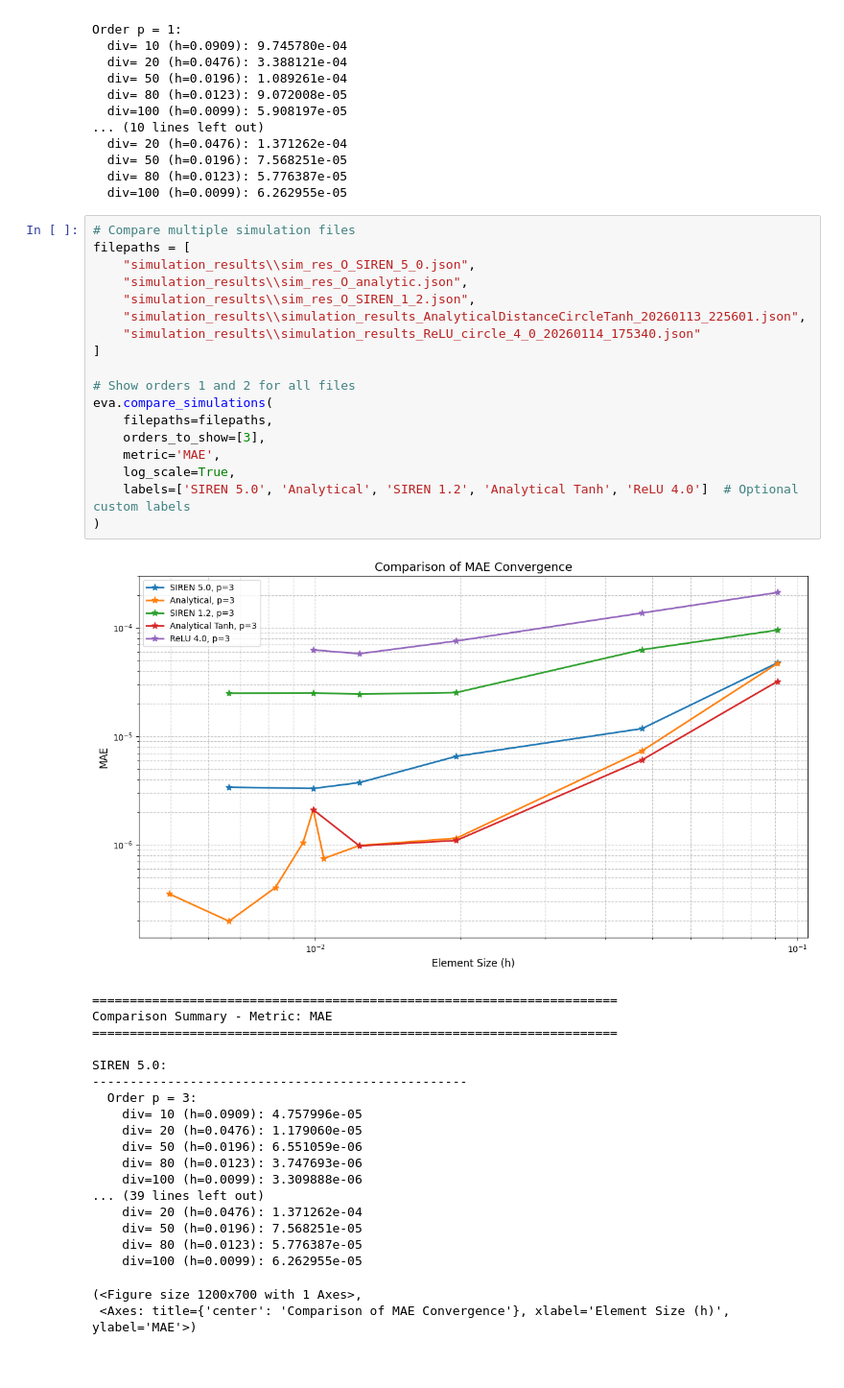
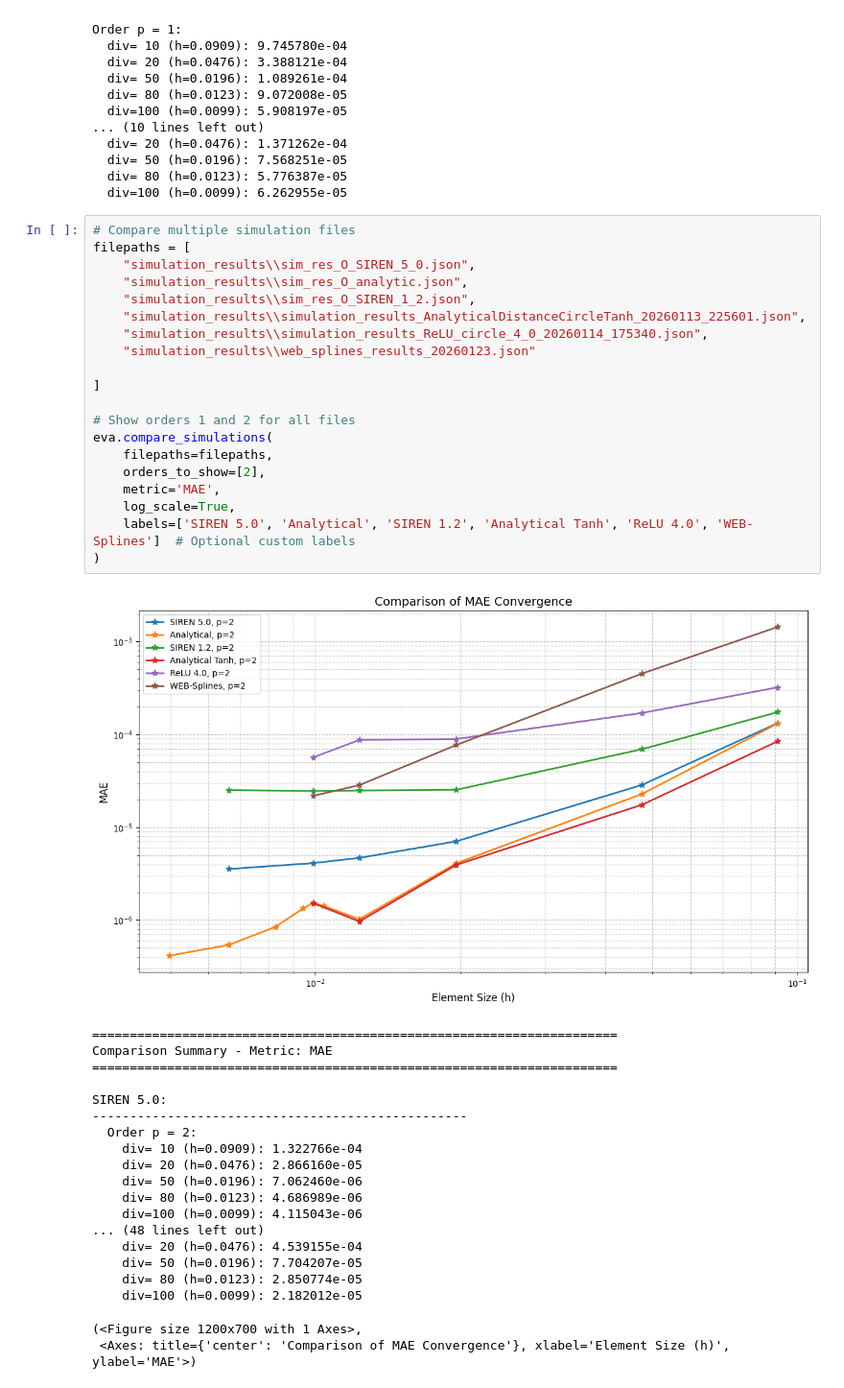
Before and after one commit to csgellert/NeuralIGA, a Jupyter notebook: Neural Analysis/visualize_results_circle.ipynb, the cells around one changed output. Shown at 96% size. Drawn from its saved outputs; the diff is of its cells as text.

Commit message:
Add WEB splines v0

```diff
--- a/Neural Analysis/visualize_results_circle.ipynb
+++ b/Neural Analysis/visualize_results_circle.ipynb
@@ -115,39 +138,41 @@ Order p = 1:
 # %%
 # Compare multiple simulation files
 filepaths = [
     "simulation_results\\sim_res_O_SIREN_5_0.json",
     "simulation_results\\sim_res_O_analytic.json",
     "simulation_results\\sim_res_O_SIREN_1_2.json",
     "simulation_results\\simulation_results_AnalyticalDistanceCircleTanh_20260113_225601.json",
-    "simulation_results\\simulation_results_ReLU_circle_4_0_20260114_175340.json"
+    "simulation_results\\simulation_results_ReLU_circle_4_0_20260114_175340.json",
+    "simulation_results\\web_splines_results_20260123.json"
+
 ]
 
 # Show orders 1 and 2 for all files
 eva.compare_simulations(
     filepaths=filepaths,
-    orders_to_show=[3],
+    orders_to_show=[2],
     metric='MAE',
     log_scale=True,
-    labels=['SIREN 5.0', 'Analytical', 'SIREN 1.2', 'Analytical Tanh', 'ReLU 4.0']  # Optional custom labels
+    labels=['SIREN 5.0', 'Analytical', 'SIREN 1.2', 'Analytical Tanh', 'ReLU 4.0', 'WEB-Splines']  # Optional custom labels
 )
 # %% [output]
-[figure, old version]
+[figure, new version]
 ======================================================================
 Comparison Summary - Metric: MAE
 ======================================================================
 
 SIREN 5.0:
 --------------------------------------------------
-  Order p = 3:
-    div= 10 (h=0.0909): 4.757996e-05
-    div= 20 (h=0.0476): 1.179060e-05
-    div= 50 (h=0.0196): 6.551059e-06
-    div= 80 (h=0.0123): 3.747693e-06
-    div=100 (h=0.0099): 3.309888e-06
-... (39 lines left out)
-    div= 20 (h=0.0476): 1.371262e-04
-    div= 50 (h=0.0196): 7.568251e-05
-    div= 80 (h=0.0123): 5.776387e-05
-    div=100 (h=0.0099): 6.262955e-05
+  Order p = 2:
+    div= 10 (h=0.0909): 1.322766e-04
+    div= 20 (h=0.0476): 2.866160e-05
+    div= 50 (h=0.0196): 7.062460e-06
+    div= 80 (h=0.0123): 4.686989e-06
+    div=100 (h=0.0099): 4.115043e-06
+... (48 lines left out)
+    div= 20 (h=0.0476): 4.539155e-04
+    div= 50 (h=0.0196): 7.704207e-05
+    div= 80 (h=0.0123): 2.850774e-05
+    div=100 (h=0.0099): 2.182012e-05
 (<Figure size 1200x700 with 1 Axes>,
  <Axes: title={'center': 'Comparison of MAE Convergence'}, xlabel='Element Size (h)', ylabel='MAE'>)
```
Also changed, not shown: parts of 1 cell of this notebook, 8 other files.
